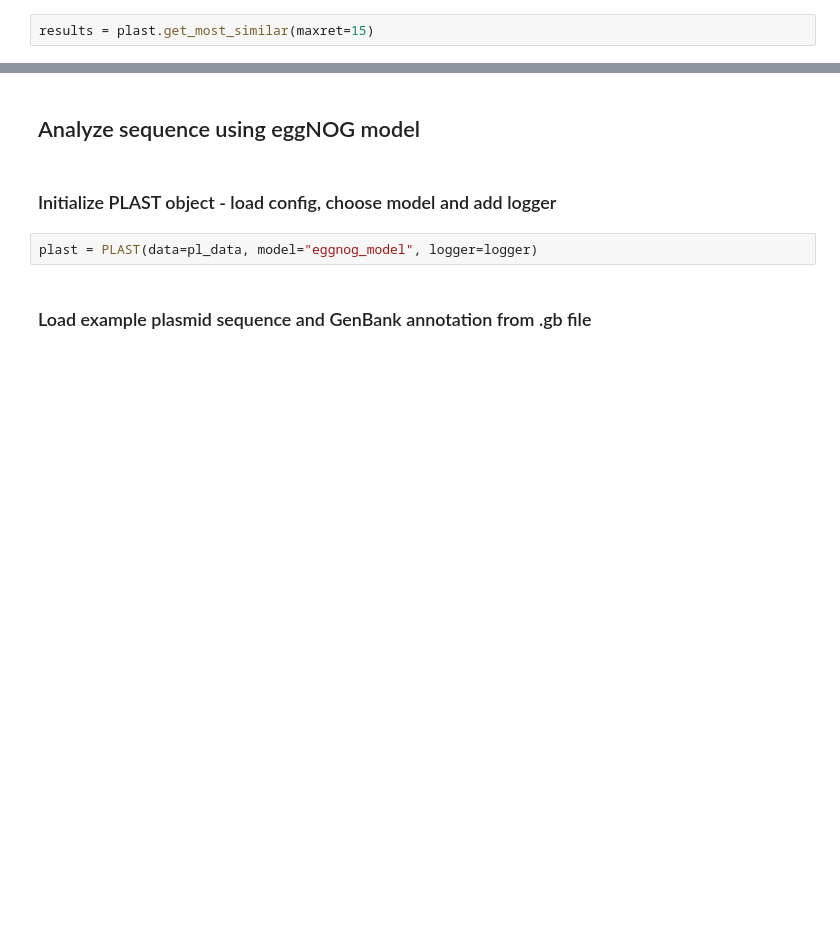
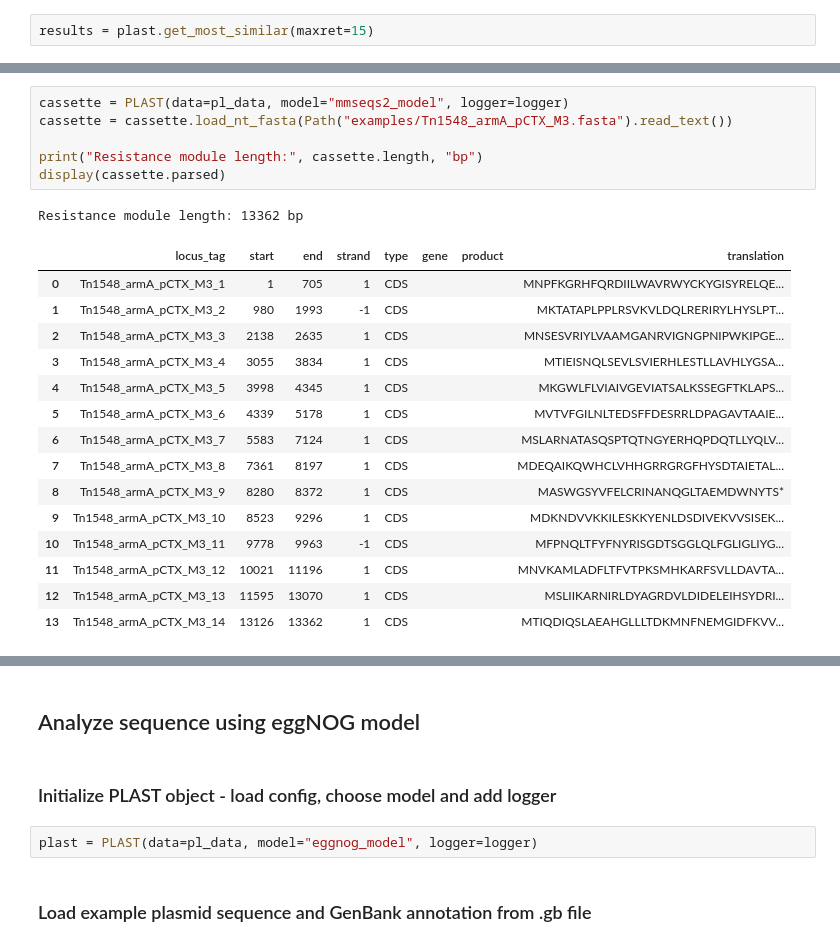
Before and after one commit to labstructbioinf/pLAST, a Jupyter notebook: docs/notebooks/usage.ipynb, the cells around one changed output, grey strips where cells are left out. Saved outputs shown, nothing was run; the diff lists cells and outputs as text; blank space fills up the shorter version.

```diff
--- a/docs/notebooks/usage.ipynb
+++ b/docs/notebooks/usage.ipynb
@@ -126,0 +133,23 @@ display(df[cols])
+# %%
+cassette = PLAST(data=pl_data, model="mmseqs2_model", logger=logger)
+cassette = cassette.load_nt_fasta(Path("examples/Tn1548_armA_pCTX_M3.fasta").read_text())
+
+print("Resistance module length:", cassette.length, "bp")
+display(cassette.parsed)
+# %% [output]
+Resistance module length: 13362 bp
+|  | locus_tag | start | end | strand | type | gene | product | translation |
+| 0 | Tn1548_armA_pCTX_M3_1 | 1 | 705 | 1 | CDS |  |  | MNPFKGRHFQRDIILWAVRWYCKYGISYRELQE... |
+| 1 | Tn1548_armA_pCTX_M3_2 | 980 | 1993 | -1 | CDS |  |  | MKTATAPLPPLRSVKVLDQLRERIRYLHYSLPT... |
+| 2 | Tn1548_armA_pCTX_M3_3 | 2138 | 2635 | 1 | CDS |  |  | MNSESVRIYLVAAMGANRVIGNGPNIPWKIPGE... |
+| 3 | Tn1548_armA_pCTX_M3_4 | 3055 | 3834 | 1 | CDS |  |  | MTIEISNQLSEVLSVIERHLESTLLAVHLYGSA... |
+| 4 | Tn1548_armA_pCTX_M3_5 | 3998 | 4345 | 1 | CDS |  |  | MKGWLFLVIAIVGEVIATSALKSSEGFTKLAPS... |
+| 5 | Tn1548_armA_pCTX_M3_6 | 4339 | 5178 | 1 | CDS |  |  | MVTVFGILNLTEDSFFDESRRLDPAGAVTAAIE... |
+| 6 | Tn1548_armA_pCTX_M3_7 | 5583 | 7124 | 1 | CDS |  |  | MSLARNATASQSPTQTNGYERHQPDQTLLYQLV... |
+| 7 | Tn1548_armA_pCTX_M3_8 | 7361 | 8197 | 1 | CDS |  |  | MDEQAIKQWHCLVHHGRRGRGFHYSDTAIETAL... |
+| 8 | Tn1548_armA_pCTX_M3_9 | 8280 | 8372 | 1 | CDS |  |  | MASWGSYVFELCRINANQGLTAEMDWNYTS* |
+| 9 | Tn1548_armA_pCTX_M3_10 | 8523 | 9296 | 1 | CDS |  |  | MDKNDVVKKILESKKYENLDSDIVEKVVSISEK... |
+| 10 | Tn1548_armA_pCTX_M3_11 | 9778 | 9963 | -1 | CDS |  |  | MFPNQLTFYFNYRISGDTSGGLQLFGLIGLIYG... |
+| 11 | Tn1548_armA_pCTX_M3_12 | 10021 | 11196 | 1 | CDS |  |  | MNVKAMLADFLTFVTPKSMHKARFSVLLDAVTA... |
+| 12 | Tn1548_armA_pCTX_M3_13 | 11595 | 13070 | 1 | CDS |  |  | MSLIIKARNIRLDYAGRDVLDIDELEIHSYDRI... |
+| 13 | Tn1548_armA_pCTX_M3_14 | 13126 | 13362 | 1 | CDS |  |  | MTIQDIQSLAEAHGLLLTDKMNFNEMGIDFKVV... |
```
Also changed, not shown: parts of 13 cells of this notebook, 14 other files.
